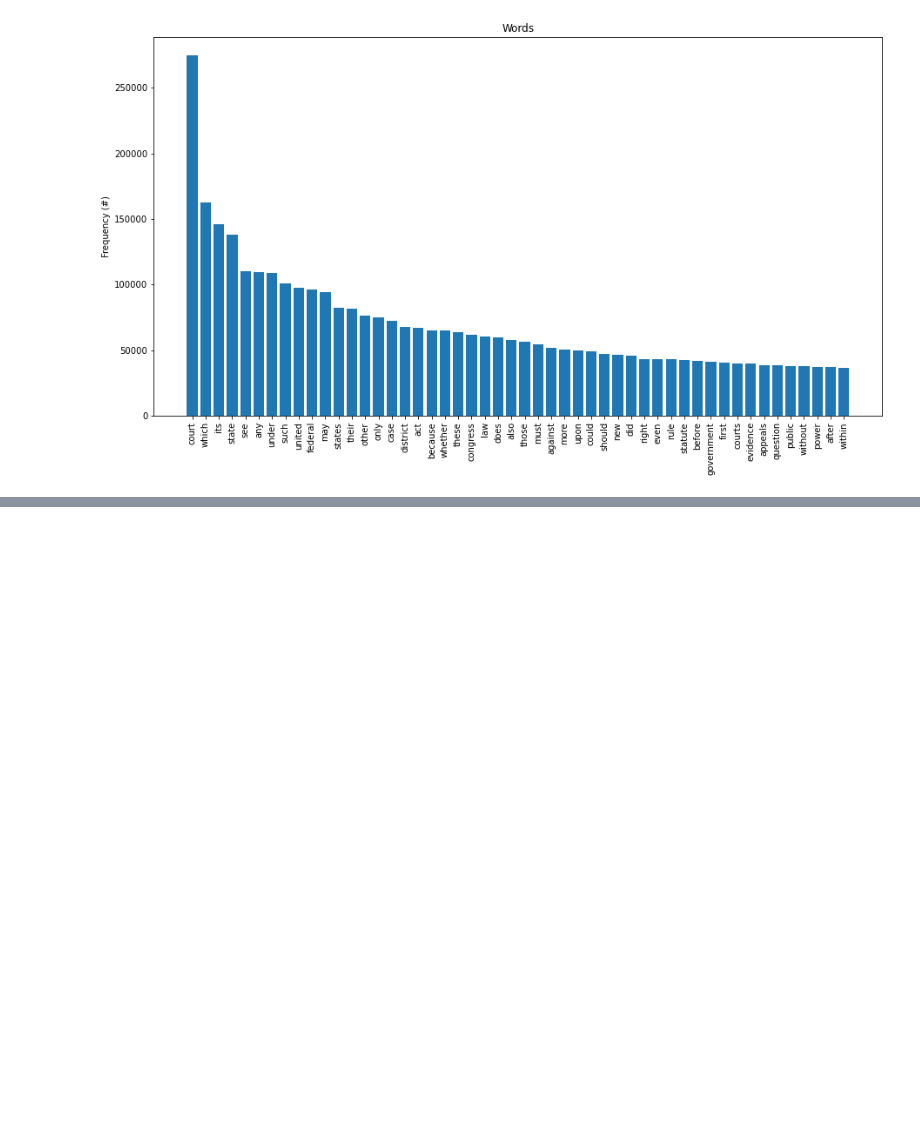
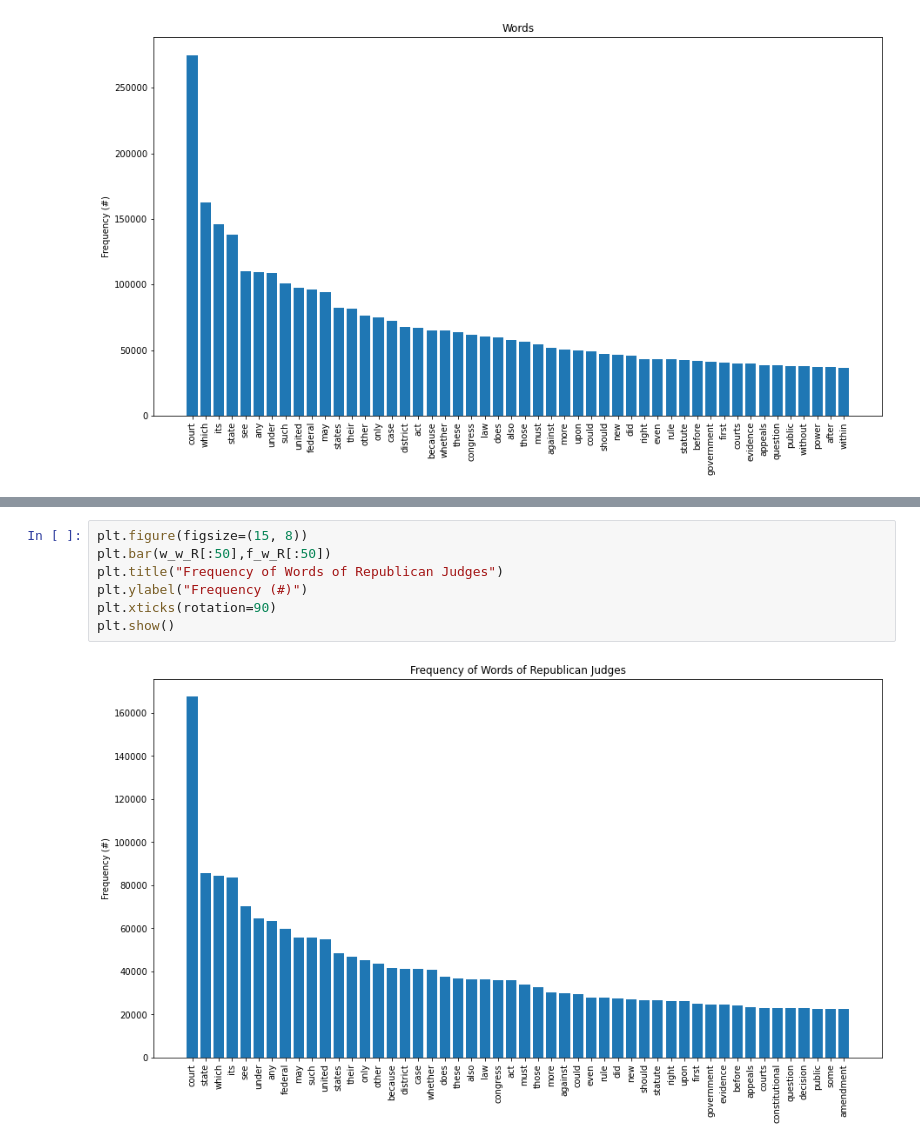
Before and after one commit to torelash/AssesingSCOTUSBias, a Jupyter notebook: data_preprocessing.ipynb, the cells around one changed output, grey strips where cells are left out. Saved outputs shown, nothing was run; the diff lists cells and outputs as text; blank space fills up the shorter version.

```diff
--- a/data_preprocessing.ipynb
+++ b/data_preprocessing.ipynb
@@ -139,0 +189,9 @@ plt.show()
+# %%
+plt.figure(figsize=(15, 8))
+plt.bar(w_w_R[:50],f_w_R[:50])
+plt.title("Frequency of Words of Republican Judges")
+plt.ylabel("Frequency (#)")
+plt.xticks(rotation=90)
+plt.show()
+# %% [output]
+[figure, added]
```
Also changed, not shown: parts of 5 cells of this notebook.
